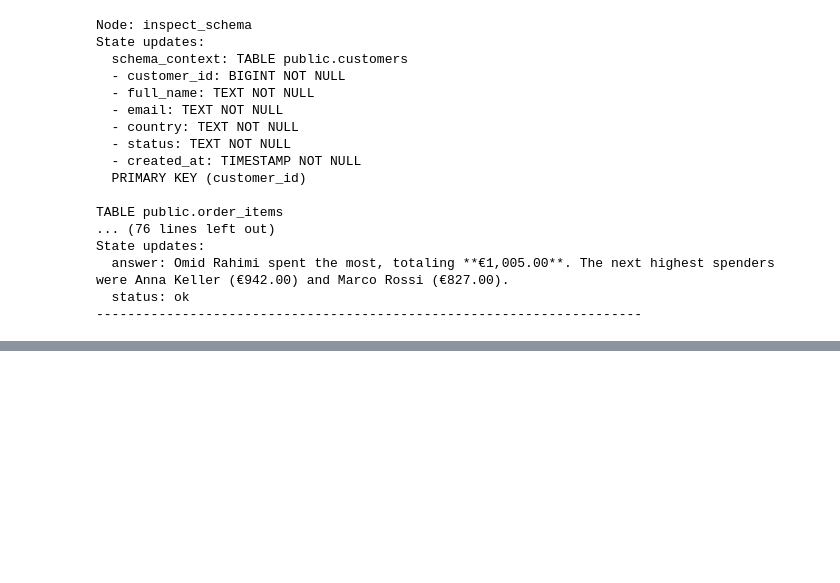
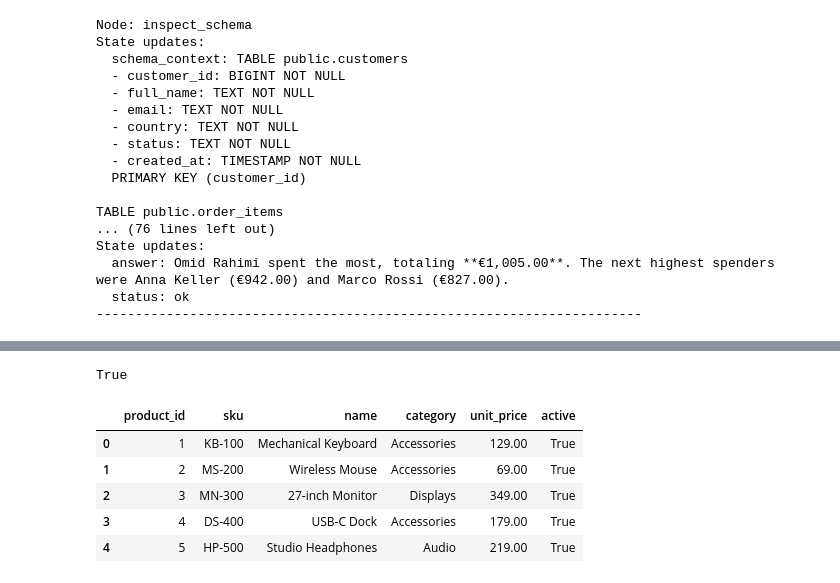
Before and after one commit to mghasemi19/Postgres-Agentic-SQL, a Jupyter notebook: notebooks/test_notebook.ipynb, the cells around one changed output, grey strips where cells are left out. Drawn from its saved outputs; the diff is of its cells as text; code cells hidden in the pictures; blank space fills up the shorter version.

```diff
--- a/notebooks/test_notebook.ipynb
+++ b/notebooks/test_notebook.ipynb
@@ -253,2 +253,13 @@ State updates:
 # %%
-from prometheus_client import CONTENT_TYPE_LATEST, Counter, Histogram, generate_latest
+import sys
+from pathlib import Path
+
+PROJECT_ROOT = Path.cwd().parent
+
+sys.path.insert(0, str(PROJECT_ROOT / "src"))
+
+from db_agent.config import Settings
+
+settings = Settings(
+    _env_file=PROJECT_ROOT / ".env"
+)
@@ -254,0 +317,22 @@ from prometheus_client import CONTENT_TYPE_LATEST, Counter, Histogram, generate_
+# %%
+from db_agent.db import Database
+
+db = Database(settings)
+
+print(db.ping())
+
+result = db.execute_readonly("""
+    SELECT *
+    FROM products
+    LIMIT 5
+""")
+
+display(pd.DataFrame(result.rows))
+# %% [output]
+True
+|  | product_id | sku | name | category | unit_price | active |
+| 0 | 1 | KB-100 | Mechanical Keyboard | Accessories | 129.00 | True |
+| 1 | 2 | MS-200 | Wireless Mouse | Accessories | 69.00 | True |
+| 2 | 3 | MN-300 | 27-inch Monitor | Displays | 349.00 | True |
+| 3 | 4 | DS-400 | USB-C Dock | Accessories | 179.00 | True |
+| 4 | 5 | HP-500 | Studio Headphones | Audio | 219.00 | True |
```
Also changed, not shown: parts of 6 cells of this notebook.
